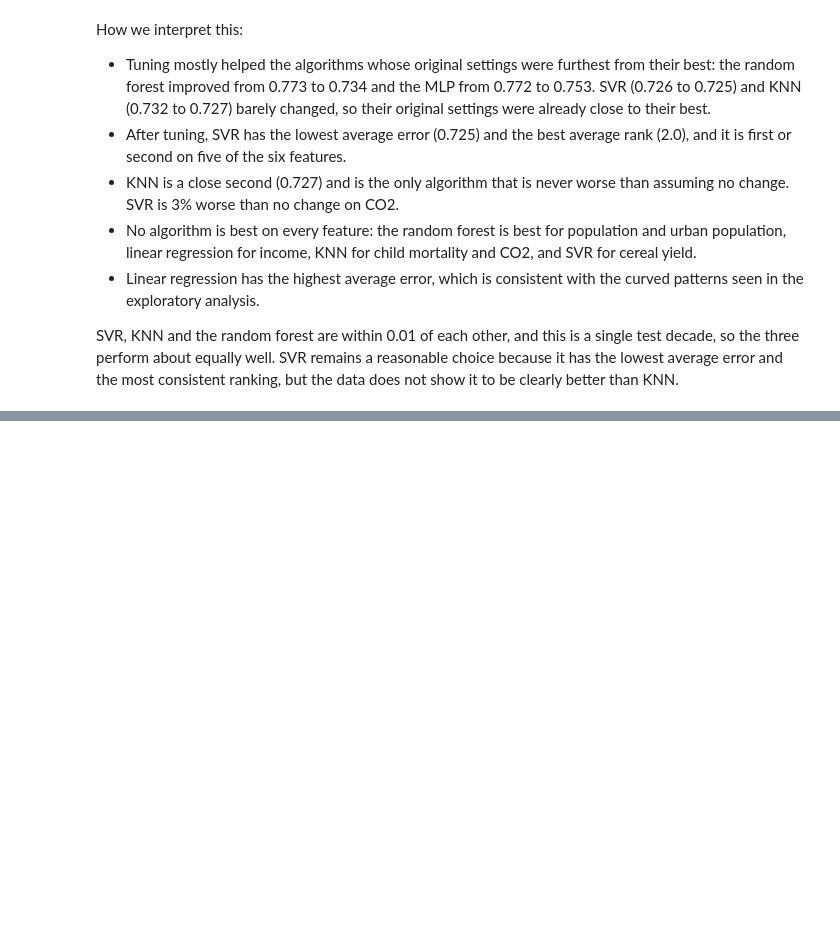
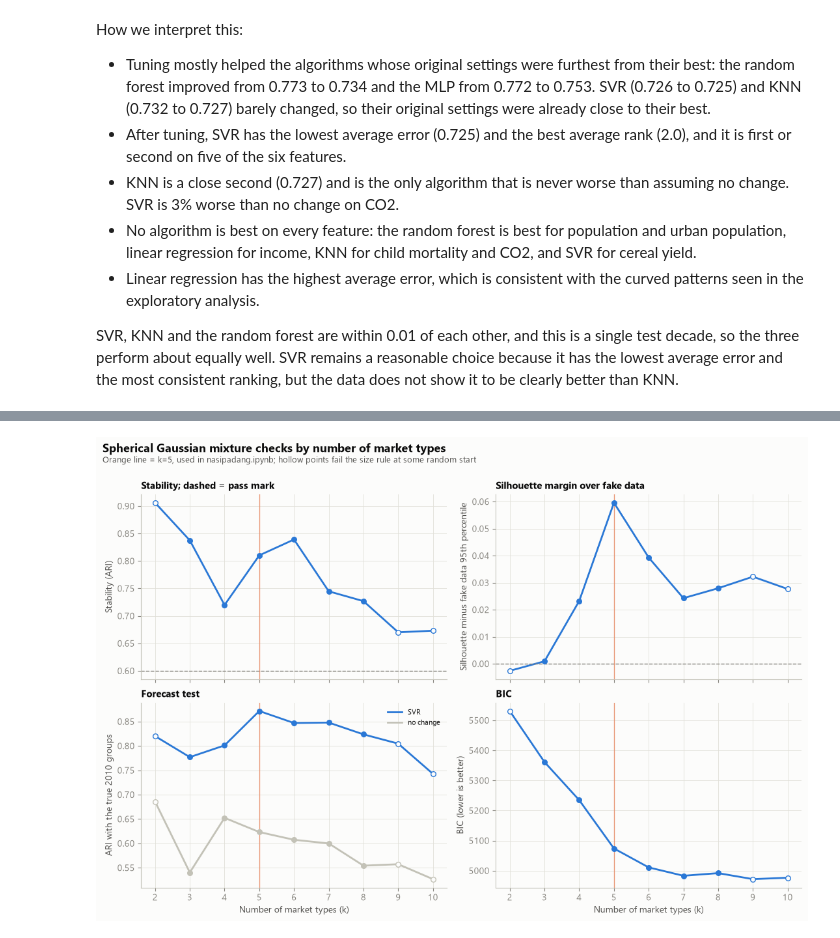
Before and after one commit to edward3423/nasipadang, a Jupyter notebook: tuning.ipynb, the cells around one changed output, grey strips where cells are left out. Saved outputs shown, nothing was run; the diff lists cells and outputs as text; code cells hidden in the pictures; blank space fills up the shorter version.

```diff
--- a/tuning.ipynb
+++ b/tuning.ipynb
@@ -523,0 +825,70 @@ SVR, KNN and the random forest are within 0.01 of each other, and this is a sing
+# %%
+# Forecast test data: true 2010 values, the SVR forecast from 2000, and no change, for the four features with a full history
+TEST_KEYS = ["population", "urban", "gni", "u5"]
+parts = {}
+for key in TEST_KEYS:
+    v = HISTORY[key]
+    train_y = v[2000] - v[1990]
+    ok = train_y.notna()
+    actual = (v[2010] - v[2000]).dropna()
+    predicted = pd.Series(new_svr(key).fit(inputs_at(1990)[ok], train_y[ok]).predict(inputs_at(2000).loc[actual.index]), index=actual.index)
+    parts[key] = (v[2000].reindex(actual.index), actual, predicted)
+test_index = parts[TEST_KEYS[0]][1].index
+for key in TEST_KEYS[1:]:
+    test_index = test_index.intersection(parts[key][1].index)
+actual_values = pd.DataFrame({key: start + change for key, (start, change, _) in parts.items()}).loc[test_index]
+svr_values = pd.DataFrame({key: start + forecast for key, (start, _, forecast) in parts.items()}).loc[test_index]
+same_values = pd.DataFrame({key: start for key, (start, _, _) in parts.items()}).loc[test_index]
+scale = StandardScaler().fit(actual_values)
+
+
+def k_row(k):
+    starts = [new_gmm(k, seed=s).fit(C).predict(C) for s in range(30)]
+    model = new_gmm(k).fit(C)
+    true_model = new_gmm(k).fit(scale.transform(actual_values))
+    truth = true_model.predict(scale.transform(actual_values))
+    fake = [fake_silhouette("Gaussian mixture", {"k": k, "shape": "spherical"}, s) for s in range(30)]
+    return {"k": k, "Sizes": group_sizes(model.predict(C)), "Sizes pass at every start": all(sizes_pass(l) for l in starts),
+            "Stability": np.mean([stability("Gaussian mixture", {"k": k, "shape": "spherical"}, b) for b in range(1, 6)]),
+            "Silhouette": np.mean([silhouette(C, l) for l in starts]), "Fake data 95th percentile": np.quantile(fake, 0.95),
+            "BIC": model.bic(C),
+            "Forecast test, SVR": adjusted_rand_score(truth, true_model.predict(scale.transform(svr_values))),
+            "Forecast test, no change": adjusted_rand_score(truth, true_model.predict(scale.transform(same_values)))}
+
+
+K_STUDY = list(range(2, 11))
+k_study = pd.DataFrame(Parallel(n_jobs=N_JOBS)(delayed(k_row)(k) for k in K_STUDY)).set_index("k")
+k_study["Silhouette margin over fake data"] = k_study["Silhouette"] - k_study["Fake data 95th percentile"]
+with pd.option_context("display.width", 250):
+    print(k_study.round(3).to_string())
+
+fig, axes = plt.subplots(2, 2, figsize=(11, 7.5), sharex=True)
+passing = k_study["Sizes pass at every start"]
+panels = [
+    (axes[0, 0], ["Stability"], "Stability (ARI)", 0.6, "Stability; dashed = pass mark"),
+    (axes[0, 1], ["Silhouette margin over fake data"], "Silhouette minus fake data 95th percentile", 0.0, "Silhouette margin over fake data"),
+    (axes[1, 0], ["Forecast test, SVR", "Forecast test, no change"], "ARI with the true 2010 groups", None, "Forecast test"),
+    (axes[1, 1], ["BIC"], "BIC (lower is better)", None, "BIC"),
+]
+for ax, columns, ylabel, line, title in panels:
+    for colour, column in zip([CAT[0], AXIS], columns):
+        ax.plot(K_STUDY, k_study[column], color=colour, lw=2, label=column.replace("Forecast test, ", ""))
+        ax.scatter(np.array(K_STUDY)[passing.values], k_study.loc[passing, column], color=colour, s=30, zorder=3)
+        ax.scatter(np.array(K_STUDY)[~passing.values], k_study.loc[~passing, column], color=SURFACE, edgecolor=colour, s=30, zorder=3)
+    if line is not None:
+        ax.axhline(line, color=MUTED, ls="--", lw=1)
+    ax.axvline(5, color=CAT[1], lw=1, alpha=0.6)
+    ax.set_ylabel(ylabel)
+    ax.set_title(title, fontsize=10.5)
+    if len(columns) > 1:
+        ax.legend(frameon=False, fontsize=8)
+for ax in axes[1]:
+    ax.set_xlabel("Number of market types (k)")
+    ax.set_xticks(K_STUDY)
+plt.tight_layout()
+fig.subplots_adjust(top=0.88)
+fig.suptitle("Spherical Gaussian mixture checks by number of market types", x=0.01, y=0.985, ha="left", fontweight="bold", fontsize=13)
+fig.text(0.01, 0.945, "Orange line = k=5, used in nasipadang.ipynb; hollow points fail the size rule at some random start",
+         ha="left", fontsize=9, color=INK_2)
+save(fig, "gmm_choice_of_k")
+# %% [output]
@@ -523,0 +906 @@ SVR, KNN and the random forest are within 0.01 of each other, and this is a sing
+[figure, added]
```
Also changed, not shown: parts of 13 cells of this notebook, 2 other files.
